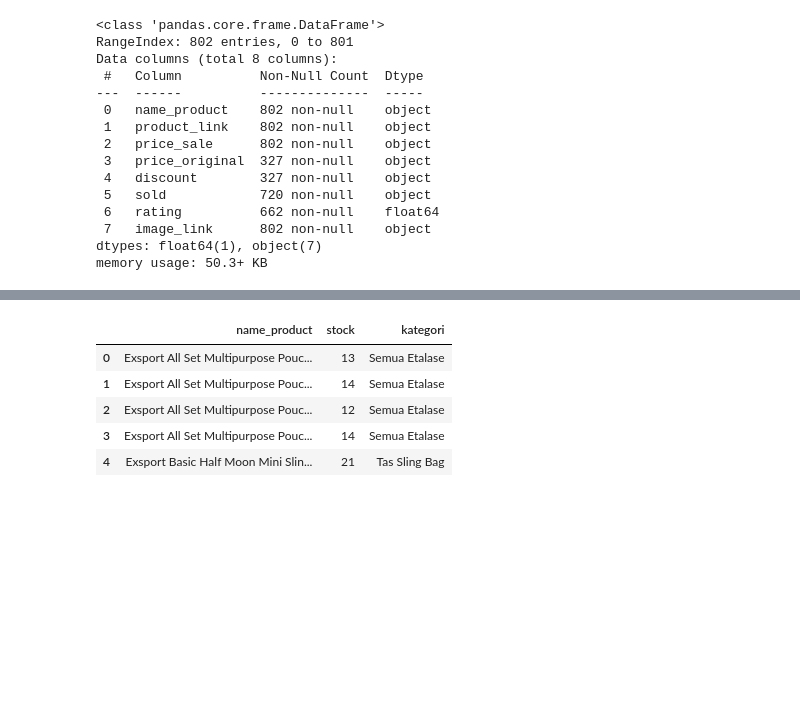
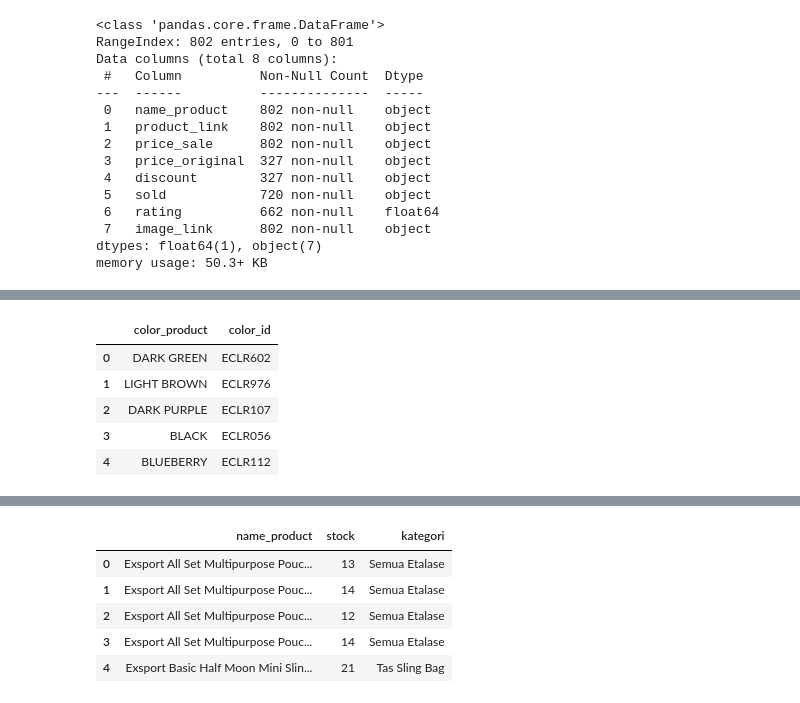
Before and after one commit to zulfaan/e-commerce-analyst-portfolio, a Jupyter notebook: test.ipynb, the cells around one changed output, grey strips where cells are left out. Saved outputs shown, nothing was run; the diff lists cells and outputs as text; code cells hidden in the pictures; blank space fills up the shorter version.

```diff
--- a/test.ipynb
+++ b/test.ipynb
@@ -439,0 +421,6 @@ df.tail(10)
+# %%
+def generate_color_id(index):
+    letters = "ECLR"  # Menggunakan ETWS secara berurutan
+    numbers = ''.join(random.choices("0123456789", k=3))  # 3 angka acak
+
+    return letters + numbers
@@ -439,0 +434,10 @@ df.tail(10)
+# %%
+df_color = pd.DataFrame(df_color)
+df_color.head()
+# %% [output]
+|  | color_product | color_id |
+| 0 | DARK GREEN | ECLR602 |
+| 1 | LIGHT BROWN | ECLR976 |
+| 2 | DARK PURPLE | ECLR107 |
+| 3 | BLACK | ECLR056 |
+| 4 | BLUEBERRY | ECLR112 |
```
Also changed, not shown: parts of 11 cells of this notebook.
